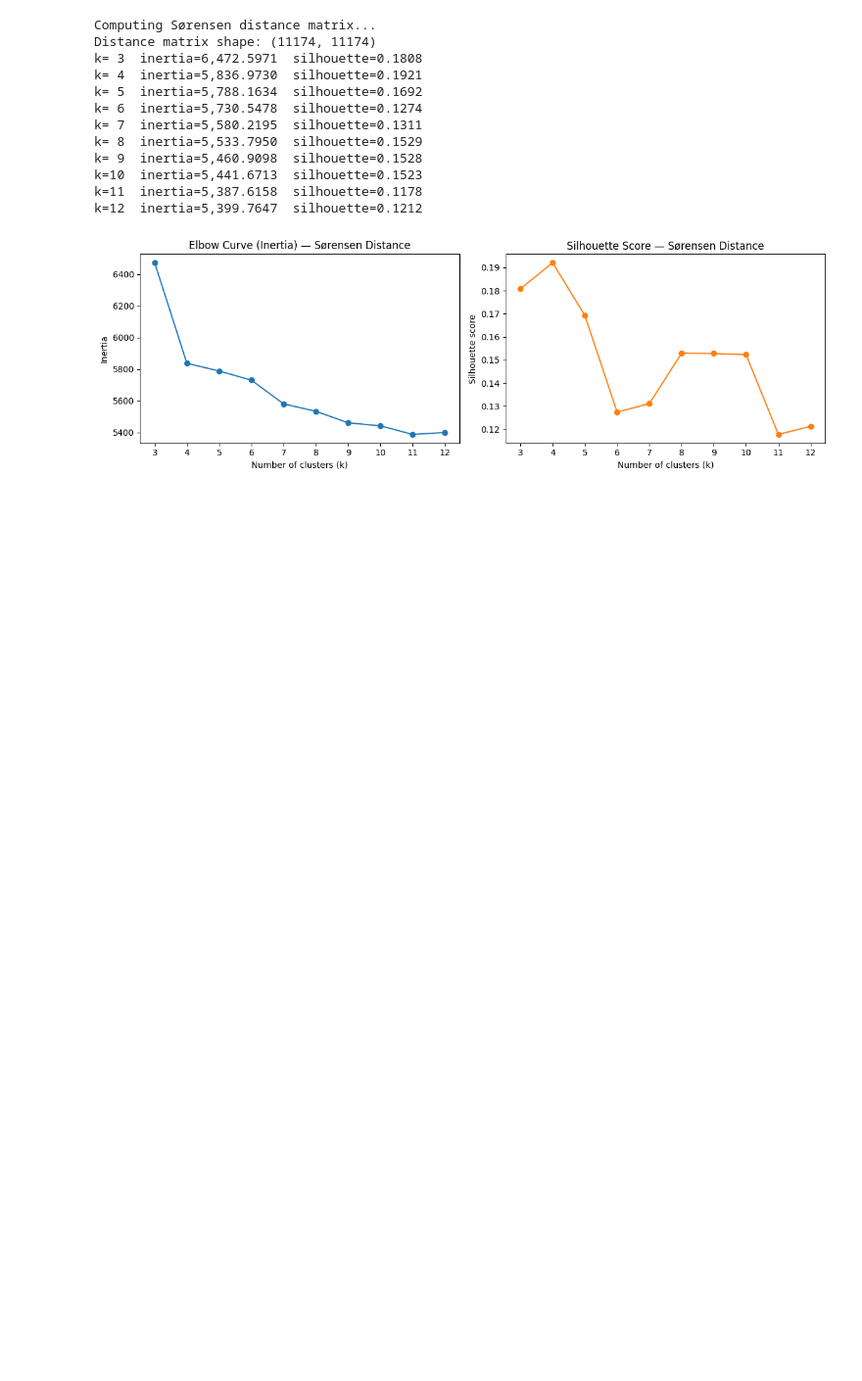
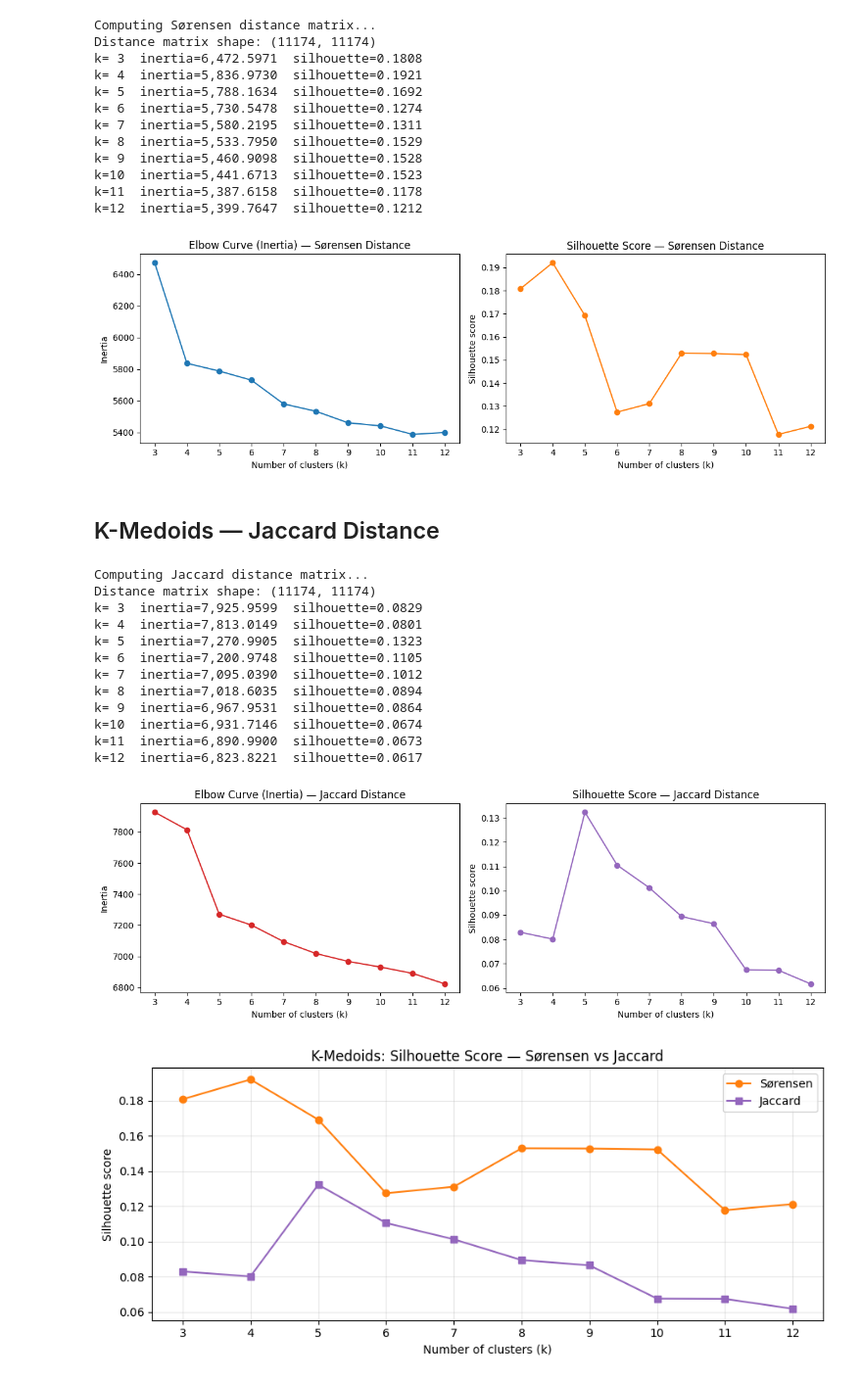
Before and after one commit to stellasdong/676_project, a Jupyter notebook: testing.ipynb, the cells around one changed output. Shown at 98% size. Cells and saved outputs as stored; diff of their text form; code cells hidden in the pictures; blank space fills up the shorter version.

```diff
--- a/testing.ipynb
+++ b/testing.ipynb
@@ -384,3 +384,70 @@ k=10  inertia=5,441.6713  silhouette=0.1523
 k=11  inertia=5,387.6158  silhouette=0.1178
 k=12  inertia=5,399.7647  silhouette=0.1212
 [figure]
+# %% [markdown]
+## K-Medoids — Jaccard Distance
+# %%
+# Precompute Jaccard distance matrix
+print("Computing Jaccard distance matrix...")
+jaccard_dist = squareform(pdist(X_ccsr_binary, metric='jaccard'))
+print(f"Distance matrix shape: {jaccard_dist.shape}")
+
+K_MIN = 3
+K_MAX = 12
+
+inertias_jac = []
+silhouette_scores_jac = []
+k_range = range(K_MIN, K_MAX + 1)
+
+for k in k_range:
+    km = KMedoids(n_clusters=k, metric='precomputed', random_state=RANDOM_SEED, init='k-medoids++')
+    labels = km.fit_predict(jaccard_dist)
+    inertias_jac.append(km.inertia_)
+    sil = silhouette_score(jaccard_dist, labels, metric='precomputed')
+    silhouette_scores_jac.append(sil)
+    print(f"k={k:2d}  inertia={km.inertia_:,.4f}  silhouette={sil:.4f}")
+
+fig, axes = plt.subplots(1, 2, figsize=(12, 4))
+
+axes[0].plot(list(k_range), inertias_jac, marker='o', color='tab:red')
+axes[0].set_title('Elbow Curve (Inertia) — Jaccard Distance')
+axes[0].set_xlabel('Number of clusters (k)')
+axes[0].set_ylabel('Inertia')
+axes[0].set_xticks(list(k_range))
+
+axes[1].plot(list(k_range), silhouette_scores_jac, marker='o', color='tab:purple')
+axes[1].set_title('Silhouette Score — Jaccard Distance')
+axes[1].set_xlabel('Number of clusters (k)')
+axes[1].set_ylabel('Silhouette score')
+axes[1].set_xticks(list(k_range))
+
+plt.tight_layout()
+plt.show()
+
+# --- Compare Sørensen vs Jaccard silhouette side by side ---
+fig, ax = plt.subplots(figsize=(9, 4))
+ax.plot(list(k_range), silhouette_scores, marker='o', label='Sørensen', color='tab:orange')
+ax.plot(list(k_range), silhouette_scores_jac, marker='s', label='Jaccard', color='tab:purple')
+ax.set_title('K-Medoids: Silhouette Score — Sørensen vs Jaccard')
+ax.set_xlabel('Number of clusters (k)')
+ax.set_ylabel('Silhouette score')
+ax.set_xticks(list(k_range))
+ax.legend()
+ax.grid(True, alpha=0.3)
+plt.tight_layout()
+plt.show()
+# %% [output]
+Computing Jaccard distance matrix...
+Distance matrix shape: (11174, 11174)
+k= 3  inertia=7,925.9599  silhouette=0.0829
+k= 4  inertia=7,813.0149  silhouette=0.0801
+k= 5  inertia=7,270.9905  silhouette=0.1323
+k= 6  inertia=7,200.9748  silhouette=0.1105
+k= 7  inertia=7,095.0390  silhouette=0.1012
+k= 8  inertia=7,018.6035  silhouette=0.0894
+k= 9  inertia=6,967.9531  silhouette=0.0864
+k=10  inertia=6,931.7146  silhouette=0.0674
+k=11  inertia=6,890.9900  silhouette=0.0673
+k=12  inertia=6,823.8221  silhouette=0.0617
+[figure, added]
+[figure, added]
```
Also changed, not shown: parts of 12 cells of this notebook, 4 other files.
